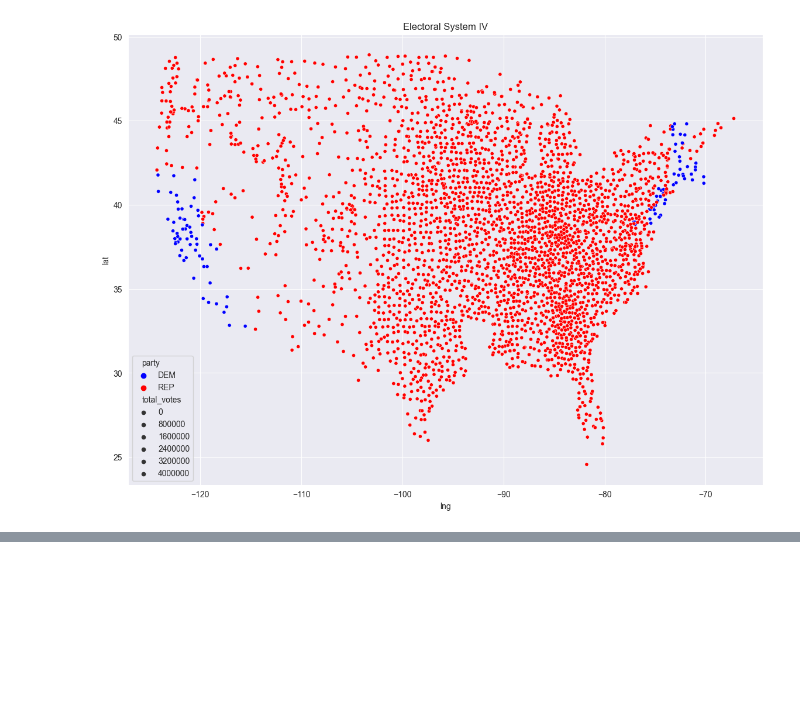
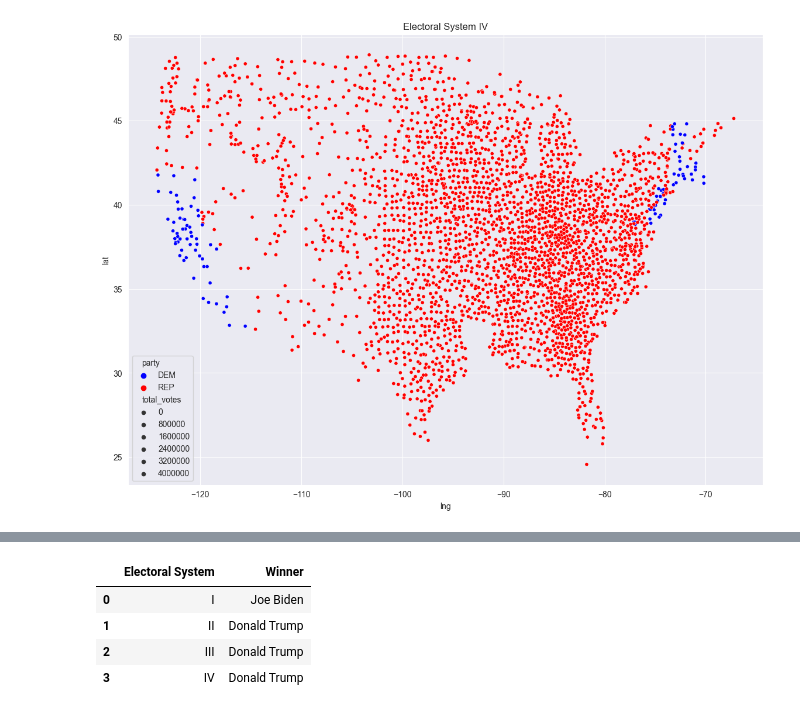
Before and after one commit to AllysonCui/ECO225, a Jupyter notebook: Code/Project 1/Project 1.ipynb, the cells around one changed output, grey strips where cells are left out. Saved outputs shown, nothing was run; the diff lists cells and outputs as text; code cells hidden in the pictures; blank space fills up the shorter version.

```diff
--- a/Code/Project 1/Project 1.ipynb
+++ b/Code/Project 1/Project 1.ipynb
@@ -378,0 +380,12 @@ The four electoral systems proposed in this paper has the following result:
+# %%
+result_4 = [['I', 'Joe Biden'],
+            ['II', 'Donald Trump'],
+            ['III', 'Donald Trump'],
+            ['IV', 'Donald Trump']]
+pd.DataFrame(result_4, columns = ['Electoral System', 'Winner'])
+# %% [output]
+|  | Electoral System | Winner |
+| 0 | I | Joe Biden |
+| 1 | II | Donald Trump |
+| 2 | III | Donald Trump |
+| 3 | IV | Donald Trump |
```
Also changed, not shown: parts of 32 cells of this notebook.
